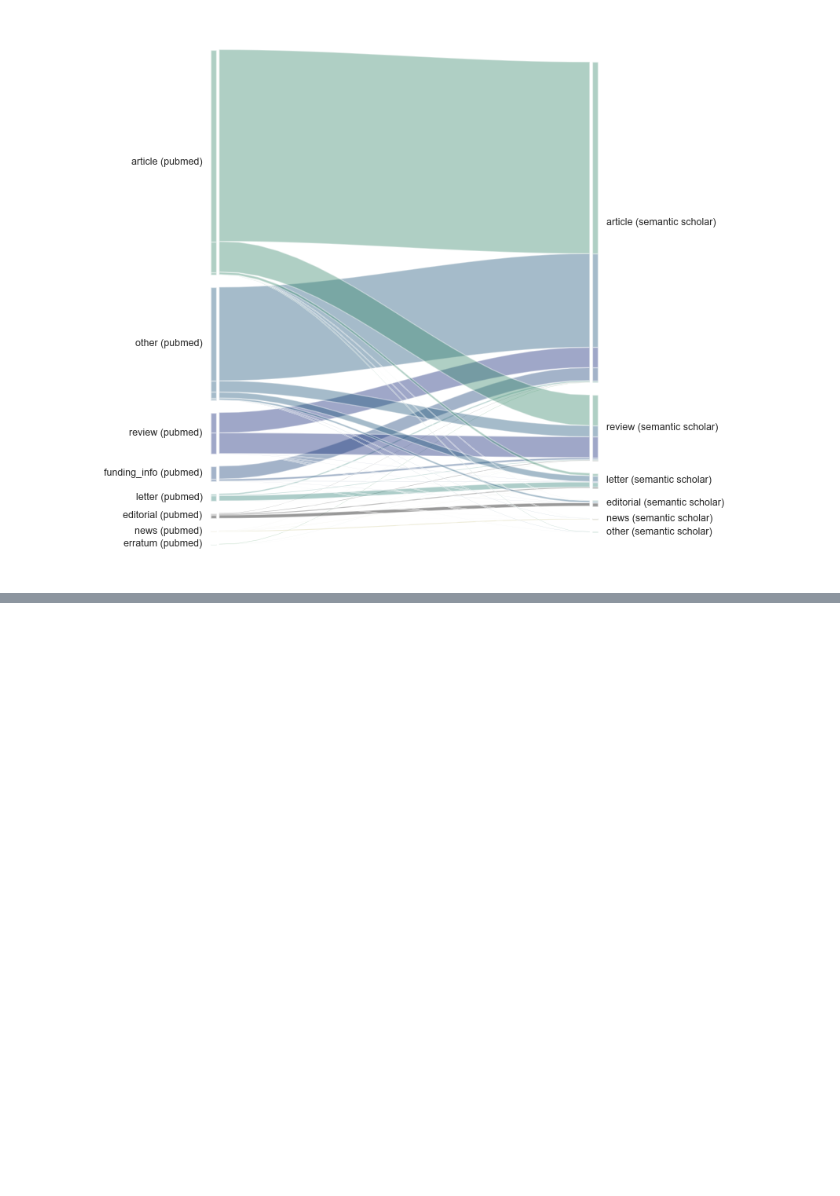
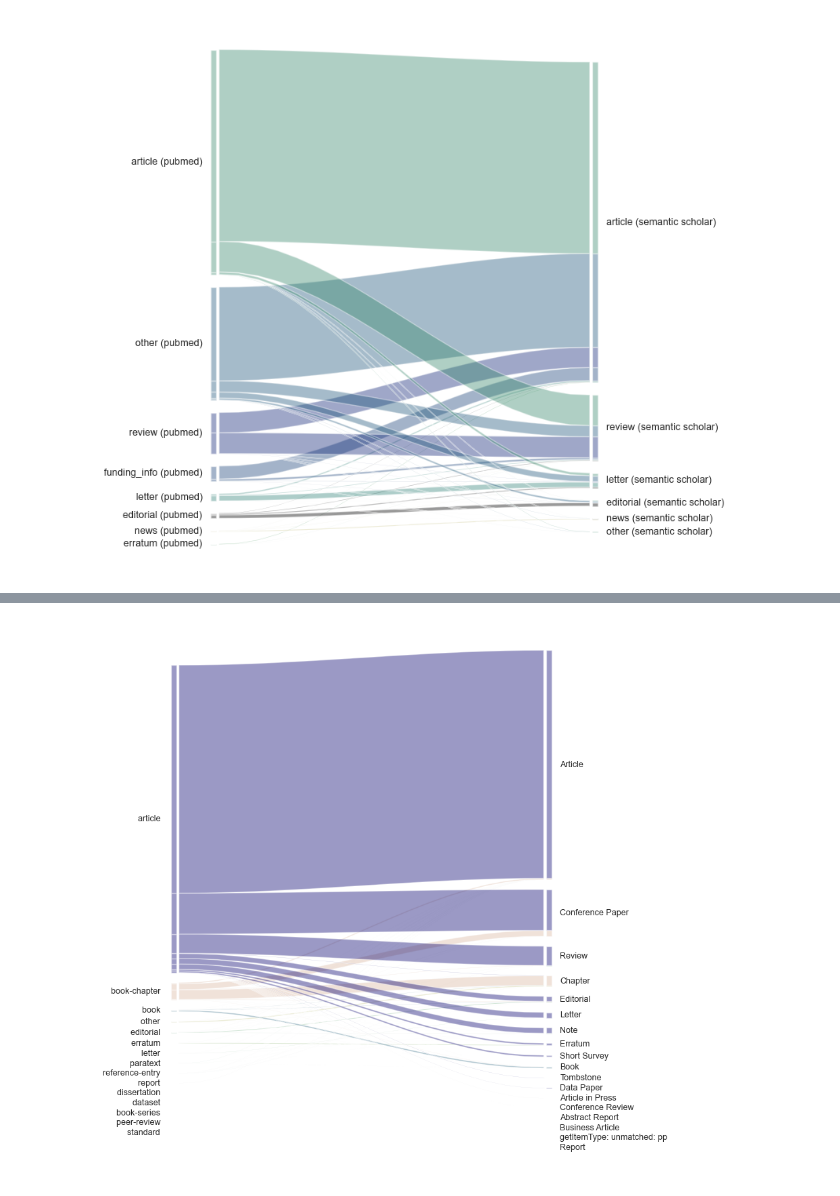
Before and after one commit to naustica/openalex_doctypes, a Jupyter notebook: codebook.ipynb, the cells around one changed output, grey strips where cells are left out. Cells and saved outputs as stored; diff of their text form; code cells hidden in the pictures; blank space fills up the shorter version.

```diff
--- a/codebook.ipynb
+++ b/codebook.ipynb
@@ -79,3 +117,27 @@ def mapping_types(mapping_dict, type):
     for k, v in mapping_dict.items():
         if type in v:
             return k
+# %%
+def alluvial_plot(df, db1_column_name, db2_column_name, width, height):
+    d = {}
+    for row in df.to_dict('records'):
+        db1_type = row[db1_column_name]
+        db2_type = row[db2_column_name]
+        n = row['n']
+
+        dd = {}
+        dd[db2_type] = n
+
+        if row[db1_column_name] in d:
+            d[db1_type].update(dd)
+        else:
+            d[db1_type] = dd
+
+    d = {k + ' ': v for k, v in d.items()}
+
+    cmap = colormaps['gist_earth']
+
+    ax = alluvial.plot(d, alpha=0.4, cmap=cmap, fontname='Arial')
+    fig = ax.get_figure()
+    fig.set_size_inches(width, height)
+    plt.show()
@@ -678,0 +788,4 @@ test
+# %%
+alluvial_plot(oalex_scp_type, 'oalex_type', 'scp_type', 8, 10.5)
+# %% [output]
+[figure, added]
```
Also changed, not shown: parts of 23 cells of this notebook.
